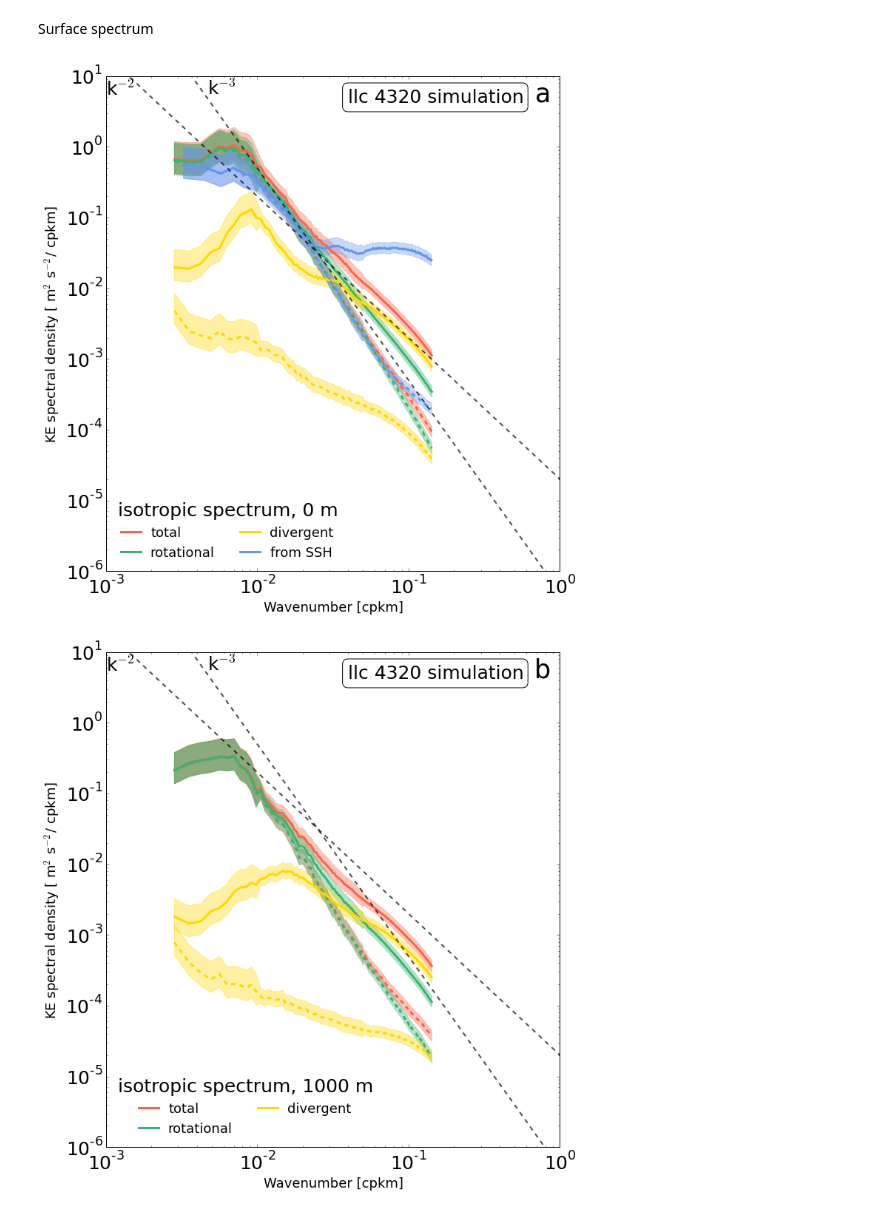
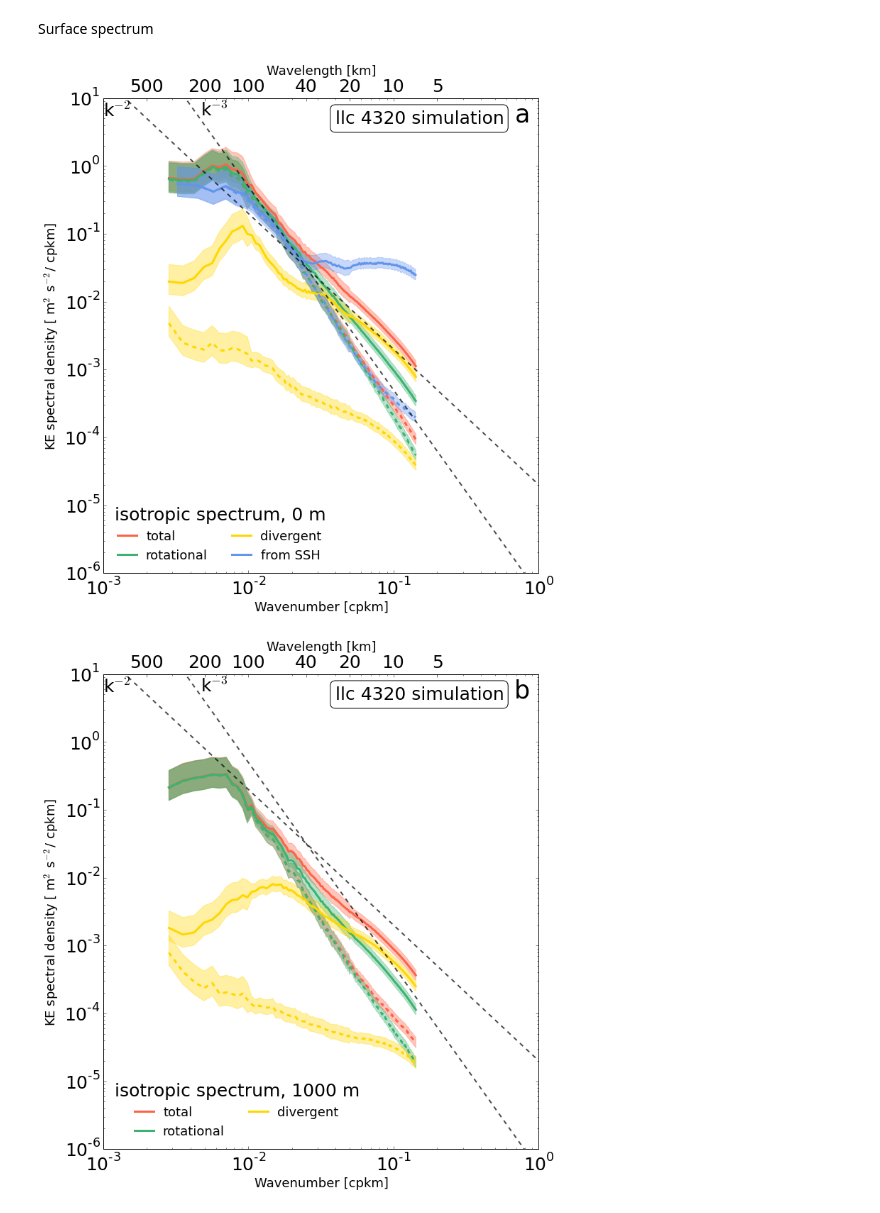
Before and after one commit to cesar-rocha/dp_spectra, a Jupyter notebook: model/plot_isotropic_spectra.ipynb, the cells around one changed output. Drawn from its saved outputs; the diff is of its cells as text; code cells hidden in the pictures.

```diff
--- a/model/plot_isotropic_spectra.ipynb
+++ b/model/plot_isotropic_spectra.ipynb
@@ -76,34 +80,37 @@ ax1.loglog(spec['k'],spec['Endf'],'--',color=color3,linewidth=lw)
 
 ax1.loglog(spec['k'],spec['Ed'],color=color4,linewidth=lw,
                label=r'divergent')
 ax1.loglog(spec['k'],spec['Edf'],'--',color=color4,linewidth=lw)
 
 ax1.loglog(spec['kg'],spec['Eg'],color=color2,linewidth=lw,
                label=r'from SSH')
 ax1.loglog(spec['kg'],spec['Egf'],'--',color=color2,linewidth=lw)
 
 ax1.loglog(ks,Es2,'--', color='k',linewidth=2.,alpha=.7)
 ax1.loglog(ks,Es3,'--', color='k',linewidth=2.,alpha=.7)
 ax1.text(0.0010, 5.41,u'k$^{-2}$')
 ax1.text(0.0047, 5.51,u'k$^{-3}$')
 
 plt.xlabel('Wavenumber [cpkm]')
 plt.ylabel(u'KE spectral density [ m$^{2}$ s$^{-2}$/ cpkm]')
 
 plt.text(0.7, 4.5, "a", size=35, rotation=0.)
 
 
 plt.text(0.15, 5., "llc 4320 simulation", size=25, rotation=0.,
              ha="center", va="center",
              bbox = dict(boxstyle="round",ec='k',fc='w'))
 
 lg = plt.legend(loc=3,title='isotropic spectrum, 0 m', numpoints=1,ncol=2)
 lg.draw_frame(False)
 
 plt.axis((1./1.e3,1.,1./1.e6,1.e1))
+
+add_second_axis(ax1)
+
 plt.savefig('figs/iso_spec_model_0m',bbox_inches='tight')
 # %% [output]
-[figure, old version]
+[figure, new version]
 # %%
 lw,aph=3,.36
 
@@ -154,8 +161,11 @@ lg = plt.legend(loc=3,title='isotropic spectrum, 1000 m', numpoints=1,ncol=2)
 lg.draw_frame(False)
 
 plt.axis((1./1.e3,1.,1./1.e6,1.e1))
+
+add_second_axis(ax1)
+
 plt.savefig('figs/iso_spec_model_1000m',bbox_inches='tight')
 # %% [output]
-[figure, old version]
+[figure, new version]
 # %% [markdown]
 # SSH variance spectrum
```
Also changed, not shown: parts of 3 cells of this notebook, 5 other files.
